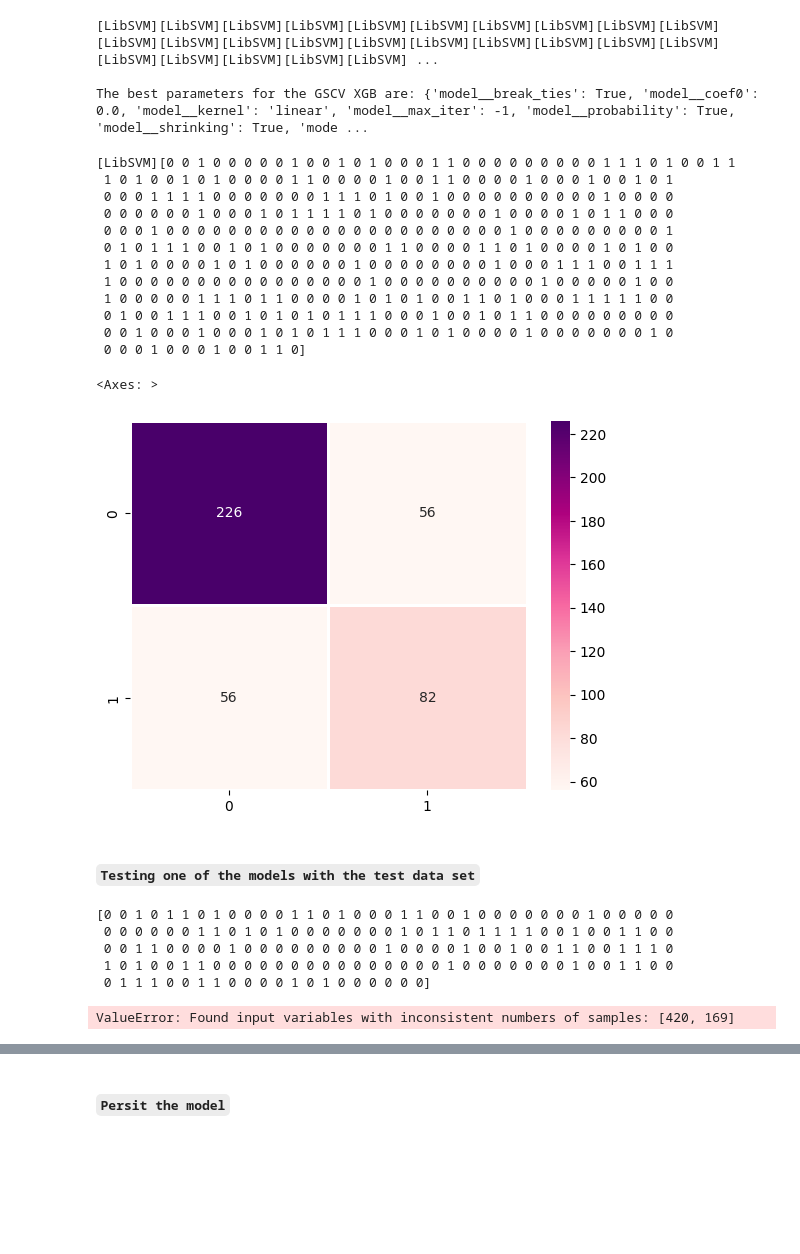
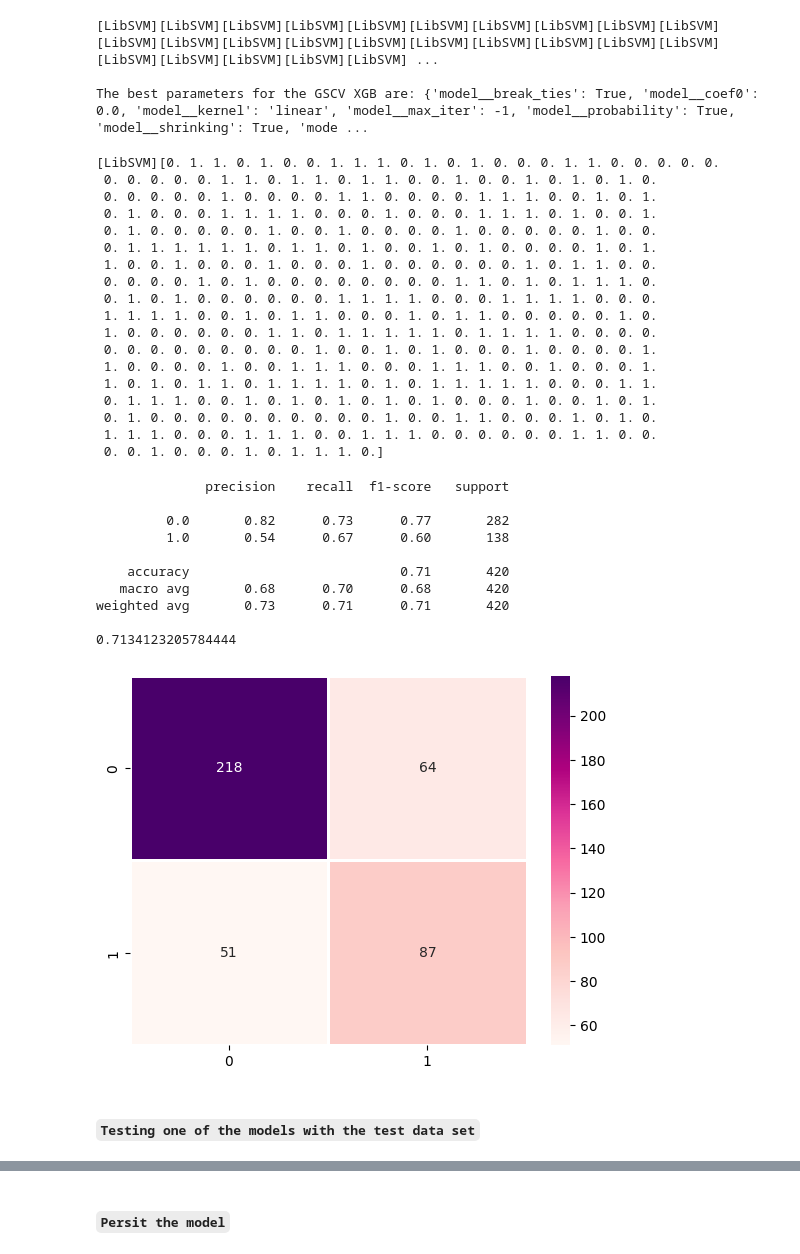
Before and after one commit to kwasichrappah/sepsis_ml_predictor, a Jupyter notebook: sepsis_ml_predictor.ipynb, the cells around one changed output, grey strips where cells are left out. Saved outputs shown, nothing was run; the diff lists cells and outputs as text; code cells hidden in the pictures; blank space fills up the shorter version.

```diff
--- a/sepsis_ml_predictor.ipynb
+++ b/sepsis_ml_predictor.ipynb
@@ -761,7 +786,7 @@ model__n_estimators : 8
 # %%
 
 # Defining the best version of the model with the best parameters
-best_gs_model = Pipeline(steps=[("preprocessor", preprocessor),
+best_gs_model = imbpipeline(steps=[("preprocessor", preprocessor), ('smote-sampler',SMOTE(random_state = 27,sampling_strategy='auto')),
                           ("model",XGBClassifier(random_state=27,
                               booster="gblinear",
                               learning_rate=0.5,
@@ -832,7 +867,7 @@ search_pred = search_model.predict(X_test)
 
 # print(best_params)
 # Defining the best version of the model with the best parameters
-best_search_model = Pipeline(steps=[("preprocessor", preprocessor),
+best_search_model = imbpipeline(steps=[("preprocessor", preprocessor), ('smote-sampler',SMOTE(random_state = 27,sampling_strategy='auto')),
                           ("model",LogisticRegression(random_state=27,
                               max_iter=500,
                               penalty='l2',
@@ -854,4 +889,9 @@ best_gs_conf_mat = (pd.DataFrame(confusion_matrix(y_test, best_search_pred)).res
 # Visualizing the Confusion Matrix
 f, ax = plt.subplots()
 sns.heatmap(best_gs_conf_mat, annot=True, linewidth=1.0, fmt=".0f", cmap="RdPu", ax=ax)
+
+model_pipeline_report = classification_report(y_test, best_search_pred)
+print(model_pipeline_report)
+
+print(f1_score(y_test, best_search_pred, average="weighted"))
 # %% [output]
@@ -943,7 +969,7 @@ print(cat_gs__pred)
 
 # print(best_params)
 # Defining the best version of the model with the best parameters
-best_gs_catboost_model = Pipeline(steps=[("preprocessor", preprocessor),
+best_gs_catboost_model = imbpipeline(steps=[("preprocessor", preprocessor), ('smote-sampler',SMOTE(random_state = 27,sampling_strategy='auto')),
                           ("model",CatBoostClassifier(random_state=27,
                               iterations=500,
                               depth=6,
@@ -962,5 +988,5 @@ best_gs_catboost_model.fit(X_train, y_train)
 # Predict on the test data
 best_catboost_pred = best_gs_catboost_model.predict(X_test)
 
-print(best_catboost_pred)
+#print(best_catboost_pred)
 # %% [output]
@@ -1025,7 +1056,7 @@ The best parameters for the GSCV XGB are: {'model__break_ties': True, 'model__co
 # %%
 
 # Defining the best version of the model with the best parameters
-best_gs_svc_model = Pipeline(steps=[("preprocessor", preprocessor),
+best_gs_svc_model = imbpipeline(steps=[("preprocessor", preprocessor), ('smote-sampler',SMOTE(random_state = 27,sampling_strategy='auto')),
                           ("model",SVC(random_state=27,
                               break_ties=True,
                               coef0 = 0,
@@ -1045,43 +1076,48 @@ best_svc_pred = best_gs_svc_model.predict(X_test)
 
 print(best_svc_pred)
 # %% [output]
-[LibSVM][0 0 1 0 0 0 0 0 1 0 0 1 0 1 0 0 0 1 1 0 0 0 0 0 0 0 0 0 1 1 1 0 1 0 0 1 1
- 1 0 1 0 0 1 0 1 0 0 0 0 1 1 0 0 0 0 1 0 0 1 1 0 0 0 0 1 0 0 0 1 0 0 1 0 1
- 0 0 0 1 1 1 1 0 0 0 0 0 0 0 1 1 1 0 1 0 0 1 0 0 0 0 0 0 0 0 0 0 1 0 0 0 0
- 0 0 0 0 0 0 1 0 0 0 1 0 1 1 1 1 0 1 0 0 0 0 0 0 0 1 0 0 0 0 1 0 1 1 0 0 0
- 0 0 0 1 0 0 0 0 0 0 0 0 0 0 0 0 0 0 0 0 0 0 0 0 0 0 1 0 0 0 0 0 0 0 0 0 1
- 0 1 0 1 1 1 0 0 1 0 1 0 0 0 0 0 0 0 1 1 0 0 0 0 1 1 0 1 0 0 0 0 1 0 1 0 0
- 1 0 1 0 0 0 0 1 0 1 0 0 0 0 0 0 1 0 0 0 0 0 0 0 0 1 0 0 0 1 1 1 0 0 1 1 1
- 1 0 0 0 0 0 0 0 0 0 0 0 0 0 0 0 0 1 0 0 0 0 0 0 0 0 0 0 1 0 0 0 0 0 1 0 0
- 1 0 0 0 0 0 1 1 1 0 1 1 0 0 0 0 1 0 1 0 1 0 0 1 1 0 1 0 0 0 1 1 1 1 1 0 0
- 0 1 0 0 1 1 1 0 0 1 0 1 0 1 0 1 1 1 0 0 0 1 0 0 1 0 1 1 0 0 0 0 0 0 0 0 0
- 0 0 1 0 0 0 1 0 0 0 1 0 1 0 1 1 1 0 0 0 1 0 1 0 0 0 0 1 0 0 0 0 0 0 0 1 0
- 0 0 0 1 0 0 0 1 0 0 1 1 0]
+[LibSVM][0. 1. 1. 0. 1. 0. 0. 1. 1. 1. 0. 1. 0. 1. 0. 0. 0. 1. 1. 0. 0. 0. 0. 0.
+ 0. 0. 0. 0. 0. 1. 1. 0. 1. 1. 0. 1. 1. 0. 0. 1. 0. 0. 1. 0. 1. 0. 1. 0.
+ 0. 0. 0. 0. 0. 1. 0. 0. 0. 0. 1. 1. 0. 0. 0. 0. 1. 1. 1. 0. 0. 1. 0. 1.
+ 0. 1. 0. 0. 0. 1. 1. 1. 1. 0. 0. 0. 1. 0. 0. 0. 1. 1. 1. 0. 1. 0. 0. 1.
+ 0. 1. 0. 0. 0. 0. 0. 1. 0. 0. 1. 0. 0. 0. 0. 1. 0. 0. 0. 0. 0. 1. 0. 0.
+ 0. 1. 1. 1. 1. 1. 1. 0. 1. 1. 0. 1. 0. 0. 1. 0. 1. 0. 0. 0. 0. 1. 0. 1.
+ 1. 0. 0. 1. 0. 0. 0. 1. 0. 0. 0. 1. 0. 0. 0. 0. 0. 0. 1. 0. 1. 1. 0. 0.
+ 0. 0. 0. 0. 1. 0. 1. 0. 0. 0. 0. 0. 0. 0. 0. 1. 1. 0. 1. 0. 1. 1. 1. 0.
+ 0. 1. 0. 1. 0. 0. 0. 0. 0. 0. 1. 1. 1. 1. 0. 0. 0. 1. 1. 1. 1. 0. 0. 0.
+ 1. 1. 1. 1. 0. 0. 1. 0. 1. 1. 0. 0. 0. 1. 0. 1. 1. 0. 0. 0. 0. 0. 1. 0.
+ 1. 0. 0. 0. 0. 0. 0. 1. 1. 0. 1. 1. 1. 1. 1. 0. 1. 1. 1. 1. 0. 0. 0. 0.
+ 0. 0. 0. 0. 0. 0. 0. 0. 0. 1. 0. 0. 1. 0. 1. 0. 0. 0. 1. 0. 0. 0. 0. 1.
+ 1. 0. 0. 0. 0. 1. 0. 0. 1. 1. 1. 0. 0. 0. 1. 1. 1. 0. 0. 1. 0. 0. 0. 1.
+ 1. 0. 1. 0. 1. 1. 0. 1. 1. 1. 1. 0. 1. 0. 1. 1. 1. 1. 1. 0. 0. 0. 1. 1.
+ 0. 1. 1. 1. 0. 0. 1. 0. 1. 0. 1. 0. 1. 0. 1. 0. 0. 0. 1. 0. 0. 1. 0. 1.
+ 0. 1. 0. 0. 0. 0. 0. 0. 0. 0. 0. 0. 1. 0. 0. 1. 1. 0. 0. 0. 1. 0. 1. 0.
+ 1. 1. 1. 0. 0. 0. 1. 1. 1. 0. 0. 1. 1. 1. 0. 0. 0. 0. 0. 0. 1. 1. 0. 0.
+ 0. 0. 1. 0. 0. 0. 1. 0. 1. 1. 1. 0.]
 # %%
 
 # Confusion Matrix
 best_svc_conf_mat = (pd.DataFrame(confusion_matrix(y_test, best_svc_pred)).reset_index(drop=True))
 
 # Visualizing the Confusion Matrix
 f, ax = plt.subplots()
 sns.heatmap(best_search_conf_mat, annot=True, linewidth=1.0, fmt=".0f", cmap="RdPu", ax=ax)
+
+model_pipeline_report = classification_report(y_test, best_svc_pred)
+print(model_pipeline_report)
+
+print(f1_score(y_test, best_svc_pred, average="weighted"))
 # %% [output]
-<Axes: >
+              precision    recall  f1-score   support
+
+         0.0       0.82      0.73      0.77       282
+         1.0       0.54      0.67      0.60       138
+
+    accuracy                           0.71       420
+   macro avg       0.68      0.70      0.68       420
+weighted avg       0.73      0.71      0.71       420
+
+0.7134123205784444
-[figure, old version]
+[figure, new version]
 # %% [markdown]
 #### `Testing one of the models with the test data set`
-# %%
-
-test_data = pd.read_csv('data\Paitients_Files_Test.csv')
-test_data.drop(columns=['ID'],inplace = True)
-
-best_svc_pred = best_gs_svc_model.predict(test_data)
-
-print(best_svc_pred)
-# %% [output]
-[0 0 1 0 1 1 0 1 0 0 0 0 1 1 0 1 0 0 0 1 1 0 0 1 0 0 0 0 0 0 0 1 0 0 0 0 0
- 0 0 0 0 0 0 1 1 0 1 0 1 0 0 0 0 0 0 0 1 0 1 1 0 1 1 1 1 0 0 1 0 0 1 1 0 0
- 0 0 1 1 0 0 0 0 1 0 0 0 0 0 0 0 0 0 1 0 0 0 0 1 0 0 1 0 0 1 1 0 0 1 1 1 0
- 1 0 1 0 0 1 1 0 0 0 0 0 0 0 0 0 0 0 0 0 0 0 1 0 0 0 0 0 0 0 1 0 0 1 1 0 0
- 0 1 1 1 0 0 1 1 0 0 0 0 1 0 1 0 0 0 0 0 0]
-ValueError: Found input variables with inconsistent numbers of samples: [420, 169]
```
Also changed, not shown: parts of 29 cells of this notebook, 4 other files.
